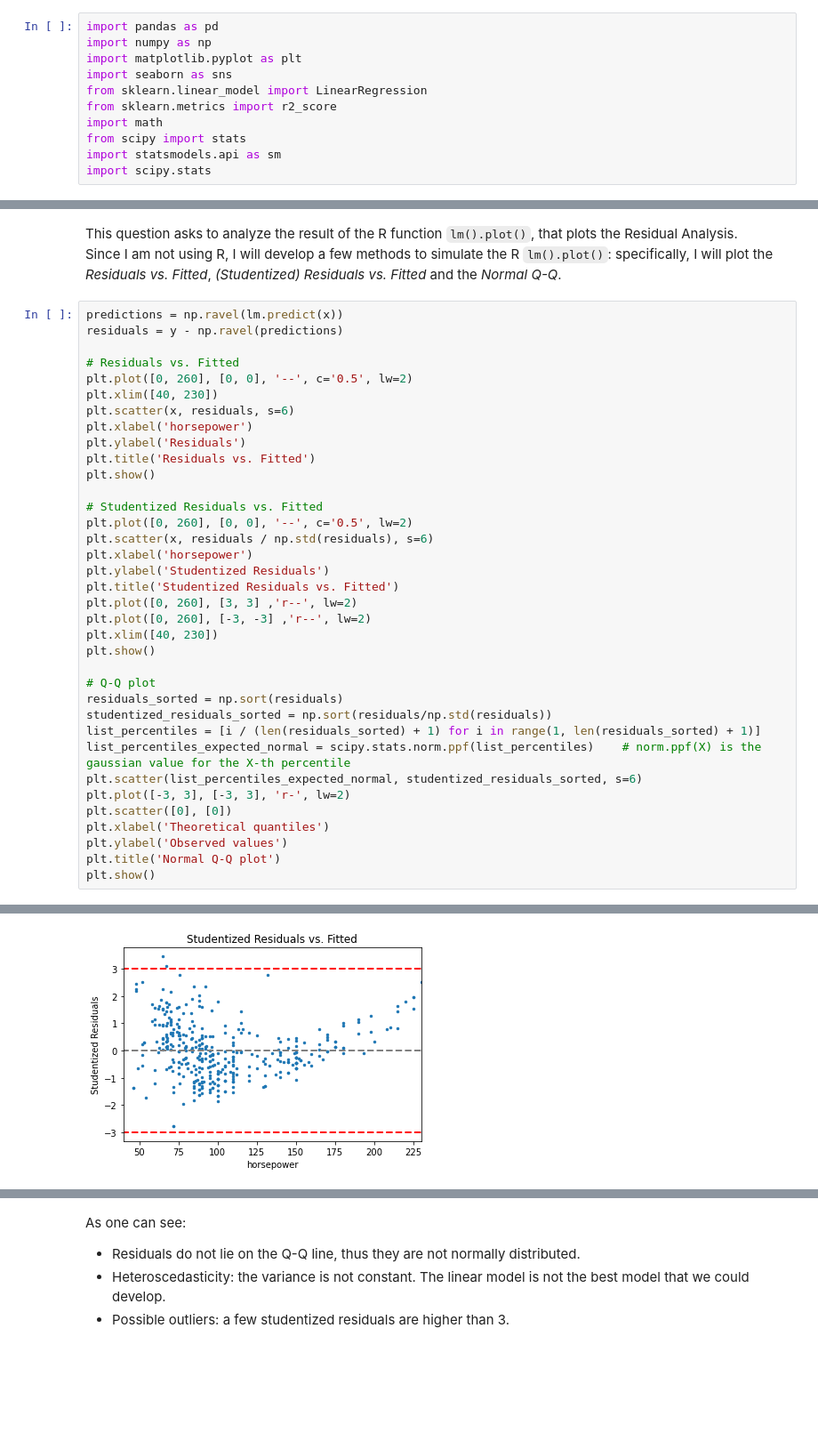
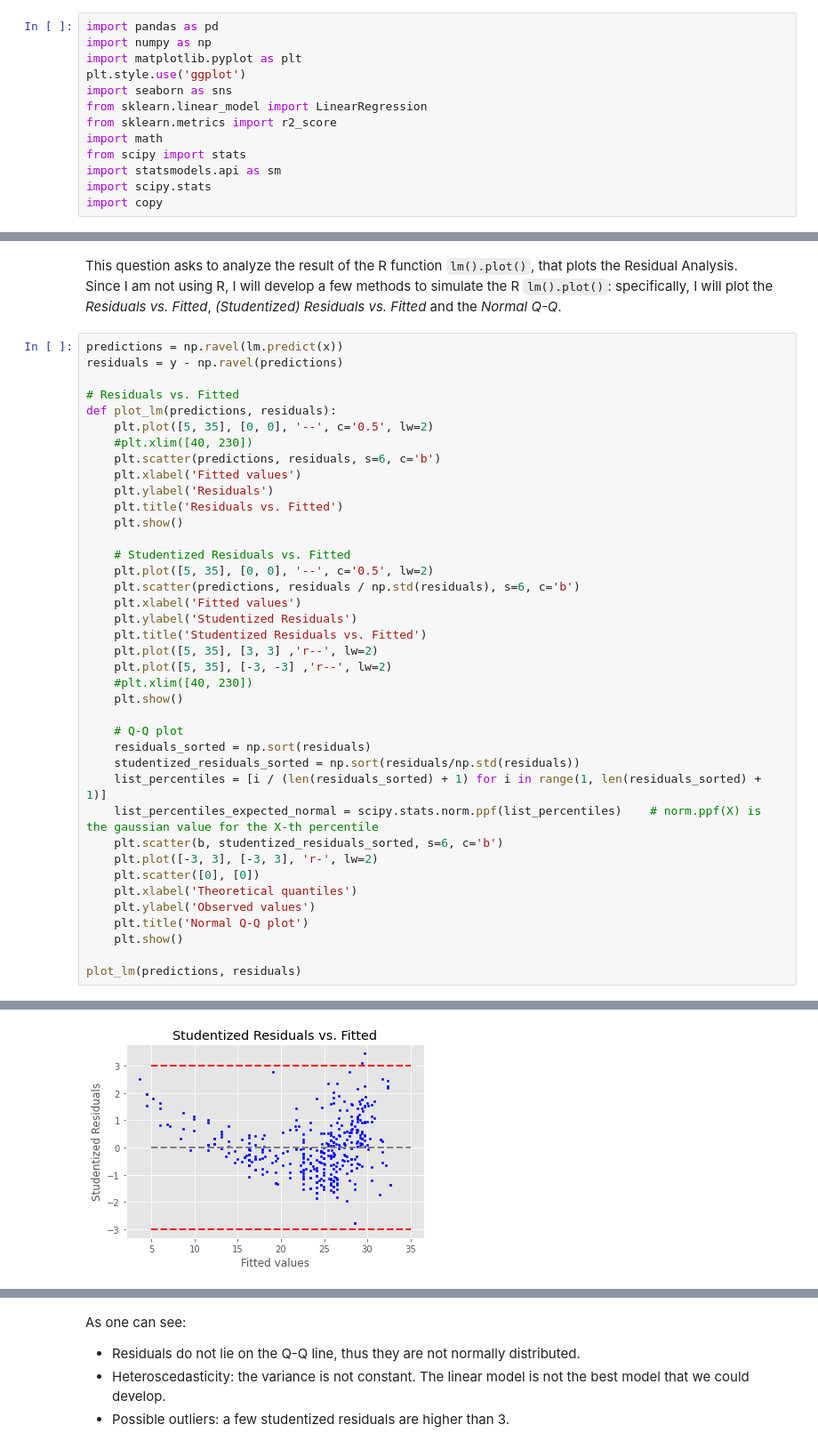
Before and after one commit to maurock/ISLR, a Jupyter notebook: Chapter_3.ipynb, the cells around one changed output, grey strips where cells are left out. Shown at 89% size. Drawn from its saved outputs; the diff is of its cells as text; blank space fills up the shorter version.

```diff
--- a/Chapter_3.ipynb
+++ b/Chapter_3.ipynb
@@ -8,6 +8,7 @@ First, let's import all the packages required to run the exercises below.
 import pandas as pd
 import numpy as np
 import matplotlib.pyplot as plt
+plt.style.use('ggplot')
 import seaborn as sns
 from sklearn.linear_model import LinearRegression
 from sklearn.metrics import r2_score
@@ -15,6 +16,7 @@ import math
 from scipy import stats
 import statsmodels.api as sm
 import scipy.stats
+import copy
 # %% [markdown]
 Links to the exercises in this notebook: <br>
 [Exercise 8](#exercise-8) <br>
@@ -324,35 +326,38 @@ predictions = np.ravel(lm.predict(x))
 residuals = y - np.ravel(predictions)
 
 # Residuals vs. Fitted
-plt.plot([0, 260], [0, 0], '--', c='0.5', lw=2)
-plt.xlim([40, 230])
-plt.scatter(x, residuals, s=6)
-plt.xlabel('horsepower')
-plt.ylabel('Residuals')
-plt.title('Residuals vs. Fitted')
-plt.show()
+def plot_lm(predictions, residuals):
+    plt.plot([5, 35], [0, 0], '--', c='0.5', lw=2)
+    #plt.xlim([40, 230])
+    plt.scatter(predictions, residuals, s=6, c='b')
+    plt.xlabel('Fitted values')
+    plt.ylabel('Residuals')
+    plt.title('Residuals vs. Fitted')
+    plt.show()
 
-# Studentized Residuals vs. Fitted
-plt.plot([0, 260], [0, 0], '--', c='0.5', lw=2)
-plt.scatter(x, residuals / np.std(residuals), s=6)
-plt.xlabel('horsepower')
-plt.ylabel('Studentized Residuals')
-plt.title('Studentized Residuals vs. Fitted')
-plt.plot([0, 260], [3, 3] ,'r--', lw=2)
-plt.plot([0, 260], [-3, -3] ,'r--', lw=2)
-plt.xlim([40, 230])
-plt.show()
+    # Studentized Residuals vs. Fitted
+    plt.plot([5, 35], [0, 0], '--', c='0.5', lw=2)
+    plt.scatter(predictions, residuals / np.std(residuals), s=6, c='b')
+    plt.xlabel('Fitted values')
+    plt.ylabel('Studentized Residuals')
+    plt.title('Studentized Residuals vs. Fitted')
+    plt.plot([5, 35], [3, 3] ,'r--', lw=2)
+    plt.plot([5, 35], [-3, -3] ,'r--', lw=2)
+    #plt.xlim([40, 230])
+    plt.show()
 
-# Q-Q plot
-residuals_sorted = np.sort(residuals)
-studentized_residuals_sorted = np.sort(residuals/np.std(residuals))
-list_percentiles = [i / (len(residuals_sorted) + 1) for i in range(1, len(residuals_sorted) + 1)]
-list_percentiles_expected_normal = scipy.stats.norm.ppf(list_percentiles)    # norm.ppf(X) is the gaussian value for the X-th percentile
-plt.scatter(list_percentiles_expected_normal, studentized_residuals_sorted, s=6)
-plt.plot([-3, 3], [-3, 3], 'r-', lw=2)
-plt.scatter([0], [0])
-plt.xlabel('Theoretical quantiles')
-plt.ylabel('Observed values')
-plt.title('Normal Q-Q plot')
-plt.show()
+    # Q-Q plot
+    residuals_sorted = np.sort(residuals)
+    studentized_residuals_sorted = np.sort(residuals/np.std(residuals))
+    list_percentiles = [i / (len(residuals_sorted) + 1) for i in range(1, len(residuals_sorted) + 1)]
+    list_percentiles_expected_normal = scipy.stats.norm.ppf(list_percentiles)    # norm.ppf(X) is the gaussian value for the X-th percentile
+    plt.scatter(b, studentized_residuals_sorted, s=6, c='b')
+    plt.plot([-3, 3], [-3, 3], 'r-', lw=2)
+    plt.scatter([0], [0])
+    plt.xlabel('Theoretical quantiles')
+    plt.ylabel('Observed values')
+    plt.title('Normal Q-Q plot')
+    plt.show()
+
+plot_lm(predictions, residuals)
 # %% [output]
@@ -360 +365 @@ plt.show()
-[figure, old version]
+[figure, new version]
```
Also changed, not shown: parts of 27 cells of this notebook.
